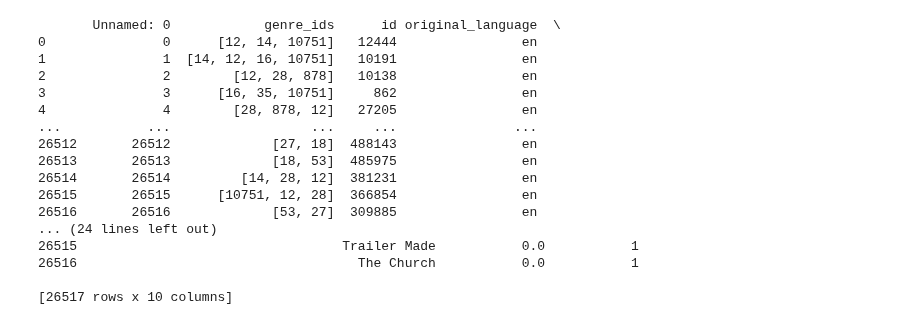
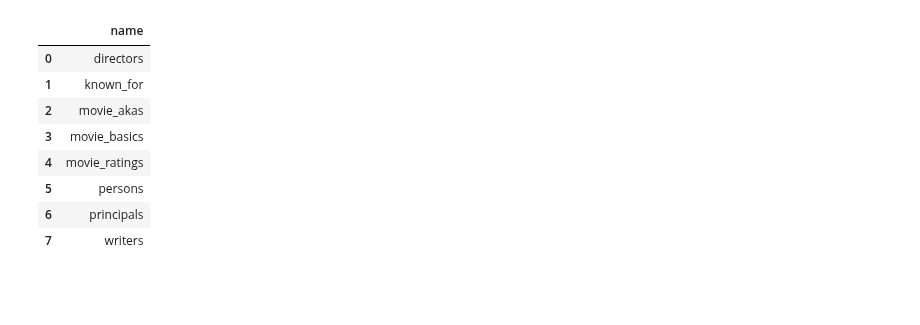
Before and after one commit to omunozsanchezdeloitte/Capstone---LPod-3, a Jupyter notebook: index.ipynb, the cells around one changed output. Cells and saved outputs as stored; diff of their text form; code cells hidden in the pictures; blank space fills up the shorter version.

```diff
--- a/index.ipynb
+++ b/index.ipynb
@@ -1,23 +1,22 @@
-# %%
-import pandas as pd
-
-df = pd.read_csv(r'zippedData\tmdb.movies.csv.gz')
-print(df)
-# %% [output]
-       Unnamed: 0            genre_ids      id original_language  \
-0               0      [12, 14, 10751]   12444                en
-1               1  [14, 12, 16, 10751]   10191                en
-2               2        [12, 28, 878]   10138                en
-3               3      [16, 35, 10751]     862                en
-4               4        [28, 878, 12]   27205                en
-...           ...                  ...     ...               ...
-26512       26512             [27, 18]  488143                en
-26513       26513             [18, 53]  485975                en
-26514       26514         [14, 28, 12]  381231                en
-26515       26515      [10751, 12, 28]  366854                en
-26516       26516             [53, 27]  309885                en
-... (24 lines left out)
-26515                                  Trailer Made           0.0           1
-26516                                    The Church           0.0           1
-
-[26517 rows x 10 columns]
+# %%
+import numpy as np
+import pandas as pd
+import sqlite3
+conn = sqlite3.connect('zippedData/im.db')
+cur = conn.cursor()
+# %%
+pd.read_sql("""
+SELECT name
+FROM sqlite_schema
+WHERE type='table'
+ORDER BY name;""", conn)
+# %% [output]
+|  | name |
+| 0 | directors |
+| 1 | known_for |
+| 2 | movie_akas |
+| 3 | movie_basics |
+| 4 | movie_ratings |
+| 5 | persons |
+| 6 | principals |
+| 7 | writers |
```
Also changed, not shown: parts of 12 cells of this notebook.
